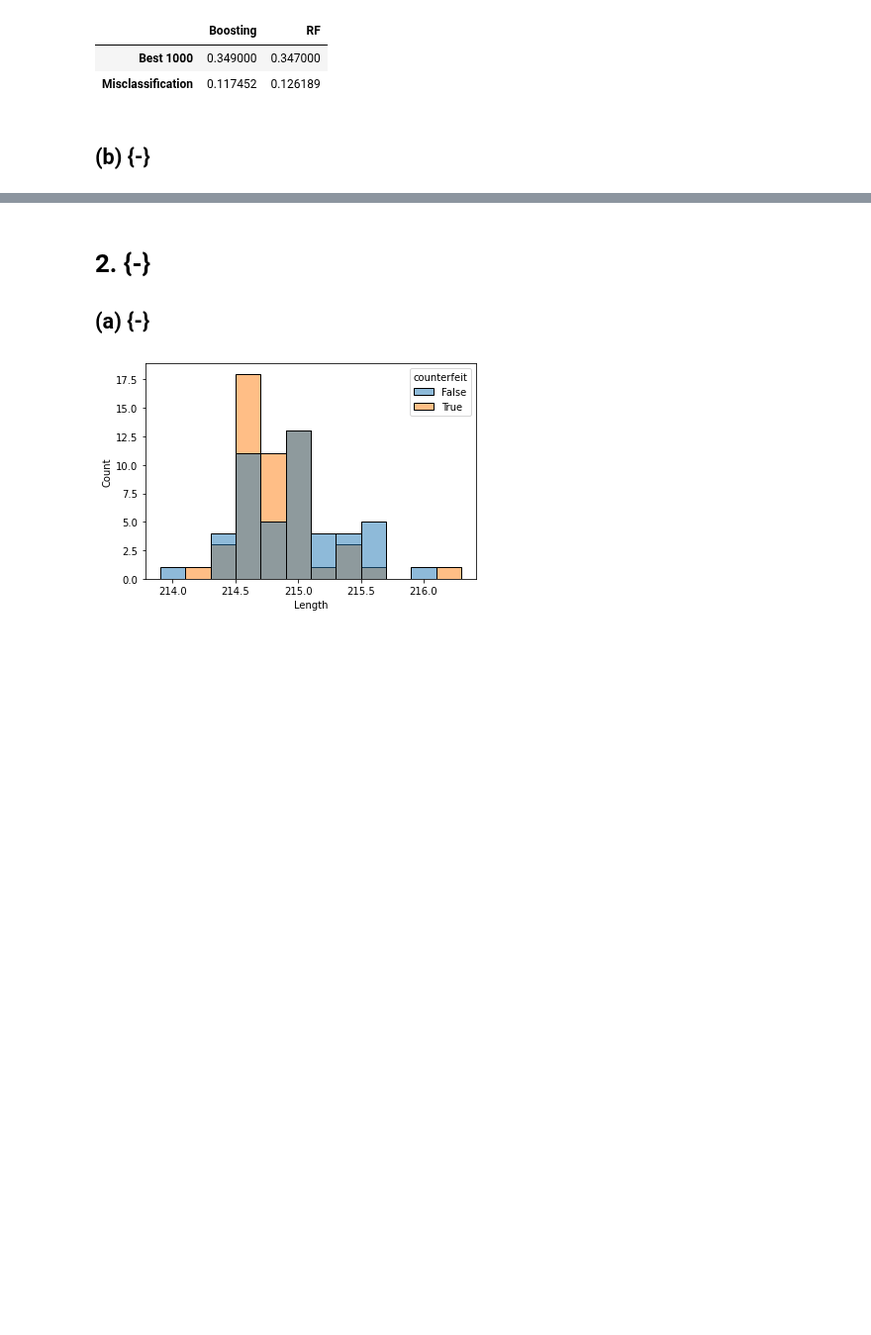
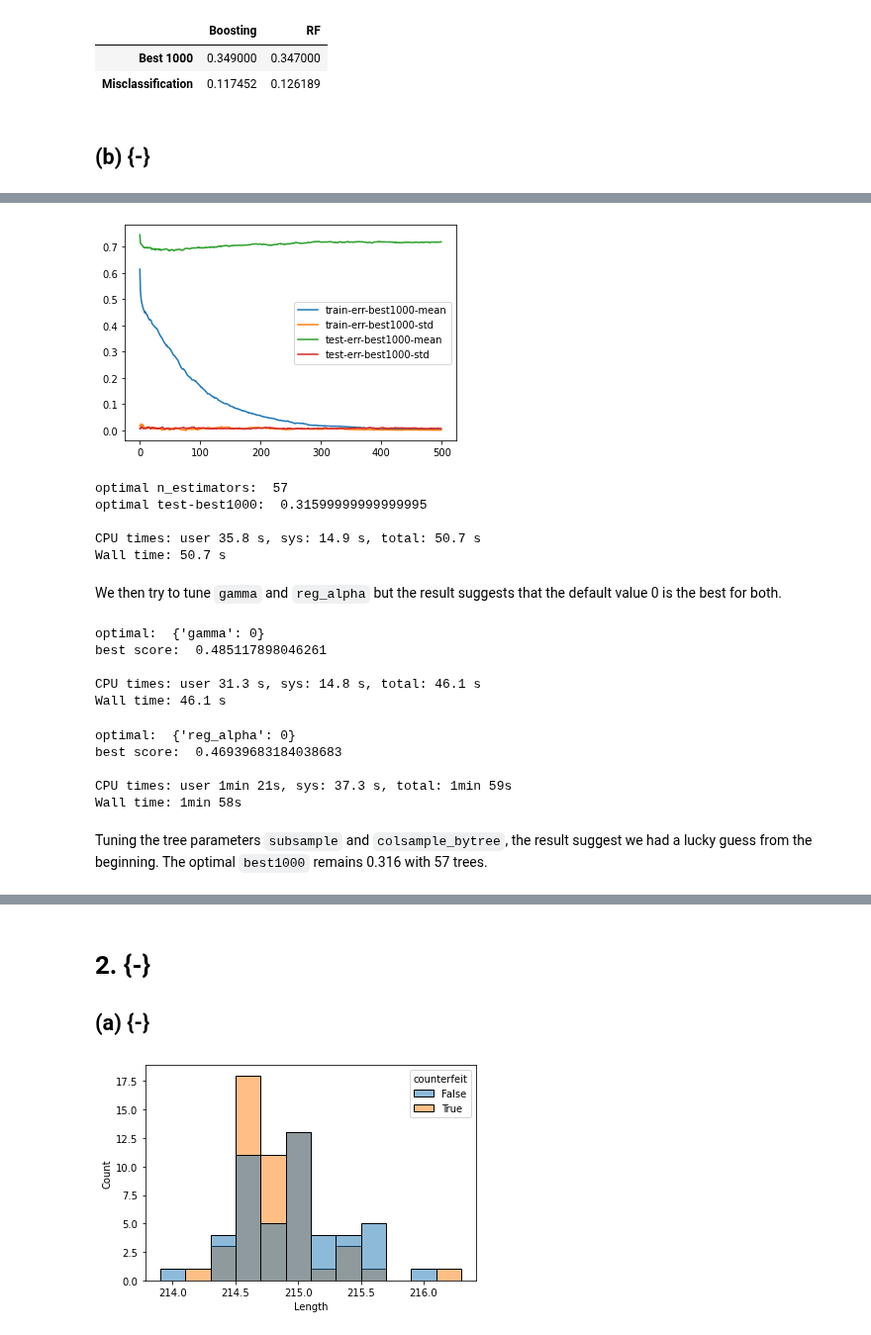
Before and after one commit to beginnerSC/mscf_hw_spring, a Jupyter notebook: ML II/2/Homework #2.ipynb, the cells around one changed output, grey strips where cells are left out. Shown at 99% size. Drawn from its saved outputs; the diff is of its cells as text; code cells hidden in the pictures; blank space fills up the shorter version.

````diff
--- a/ML II/2/Homework #2.ipynb
+++ b/ML II/2/Homework #2.ipynb
@@ -112,0 +228,61 @@ DataFrame(res, index=['Best 1000', 'Misclassification'])
+# %%
+%%time
+param1.update(grid_search.cv_results_['params'][idx])
+
+cvres = xgb.cv(param1, train_dm, 500, feval=errBest1000)
+cvres.plot()
+plt.show()
+print('optimal n_estimators: ', cvres['test-err-best1000-mean'].argmin())
+print('optimal test-best1000: ', 1-cvres['test-err-best1000-mean'].min())
+print()
+# %% [output]
+[figure, added]
+optimal n_estimators:  57
+optimal test-best1000:  0.31599999999999995
+
+CPU times: user 35.8 s, sys: 14.9 s, total: 50.7 s
+Wall time: 50.7 s
+# %% [markdown]
+We then try to tune ```gamma``` and ```reg_alpha``` but the result suggests that the default value 0 is the best for both.
+# %%
+%%time
+param_grid1 = {
+    'gamma': [0, 0.2, 0.4, 0.6],
+}
+
+grid_search = GridSearchCV(estimator=XGBClassifier(n_estimators=57, **param1),
+                           param_grid=param_grid1,
+                           scoring=ppv_score, cv=5).fit(X_train, y_train)
+
+idx = grid_search.cv_results_['rank_test_score'].argmin()
+print('optimal: ', grid_search.cv_results_['params'][idx])
+print('best score: ', grid_search.cv_results_['mean_test_score'][idx])
+print()
+# %% [output]
+optimal:  {'gamma': 0}
+best score:  0.485117898046261
+
+CPU times: user 31.3 s, sys: 14.8 s, total: 46.1 s
+Wall time: 46.1 s
+# %%
+%%time
+param_grid1 = {
+    'reg_alpha': [0, 1e-5, 1e-2, 0.1, 1, 100]
+}
+
+grid_search = GridSearchCV(estimator=XGBClassifier(n_estimators=57, **param1),
+                           param_grid=param_grid1,
+                           scoring=ppv_score, cv=5).fit(X_train, y_train)
+
+idx = grid_search.cv_results_['rank_test_score'].argmin()
+print('optimal: ', grid_search.cv_results_['params'][idx])
+print('best score: ', grid_search.cv_results_['mean_test_score'][idx])
+print()
+# %% [output]
+optimal:  {'reg_alpha': 0}
+best score:  0.46939683184038683
+
+CPU times: user 1min 21s, sys: 37.3 s, total: 1min 59s
+Wall time: 1min 58s
+# %% [markdown]
+Tuning the tree parameters ```subsample``` and ```colsample_bytree```, the result suggest we had a lucky guess from the beginning. The optimal ```best1000``` remains 0.316 with 57 trees.
````
Also changed, not shown: parts of 13 cells of this notebook, 1 other file.
